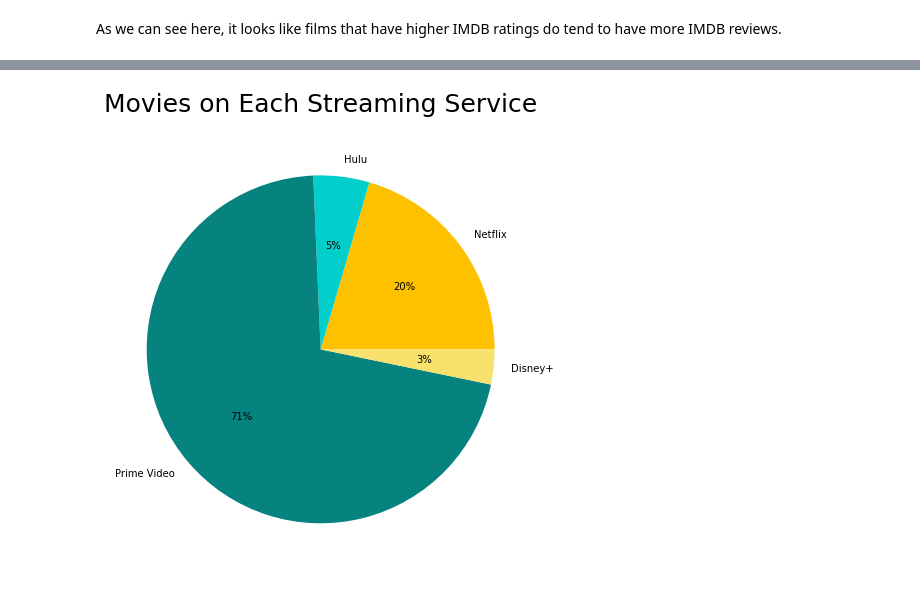
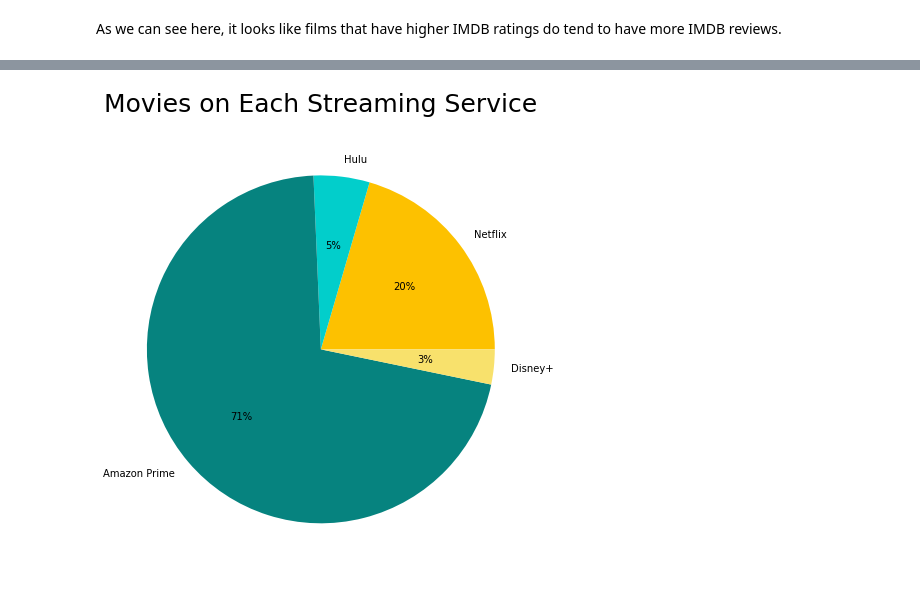
Before and after one commit to kevgross89/Apple-TV-Movie-Recommendation-Engine, a Jupyter notebook: What To Watch - Movie Recommendation Engine.ipynb, the cells around one changed output, grey strips where cells are left out. Saved outputs shown, nothing was run; the diff lists cells and outputs as text; code cells hidden in the pictures.

Commit message:
Added charts

```diff
--- a/What To Watch - Movie Recommendation Engine.ipynb
+++ b/What To Watch - Movie Recommendation Engine.ipynb
@@ -680,21 +666,21 @@ streaming_df
 # %%
 plt.figure(figsize=(8, 8))
 
 # Get totals for each streaming service
 netflix_sum = streaming_df['Netflix'].sum().round(0)
 hulu_sum = streaming_df['Hulu'].sum().round(0)
 prime_sum = streaming_df['Prime Video'].sum().round(0)
 disney_sum = streaming_df['Disney+'].sum().round(0)
 
 # Define data
 data = [netflix_sum, hulu_sum, prime_sum, disney_sum]
-labels = ['Netflix', 'Hulu', 'Prime Video', 'Disney+']
+labels = ['Netflix', 'Hulu', 'Amazon Prime', 'Disney+']
 
 colors= ['#fdc100', '#02cecb', '#06837f', '#f8e16c']
 
 # Create pie chart
 plt.pie(data, labels = labels, colors = colors, autopct='%.0f%%')
 plt.title("Movies on Each Streaming Service", fontsize=25, pad=20)
 plt.show()
 # %% [output]
-[figure, old version]
+[figure, new version]
```
Also changed, not shown: parts of 9 cells of this notebook.
